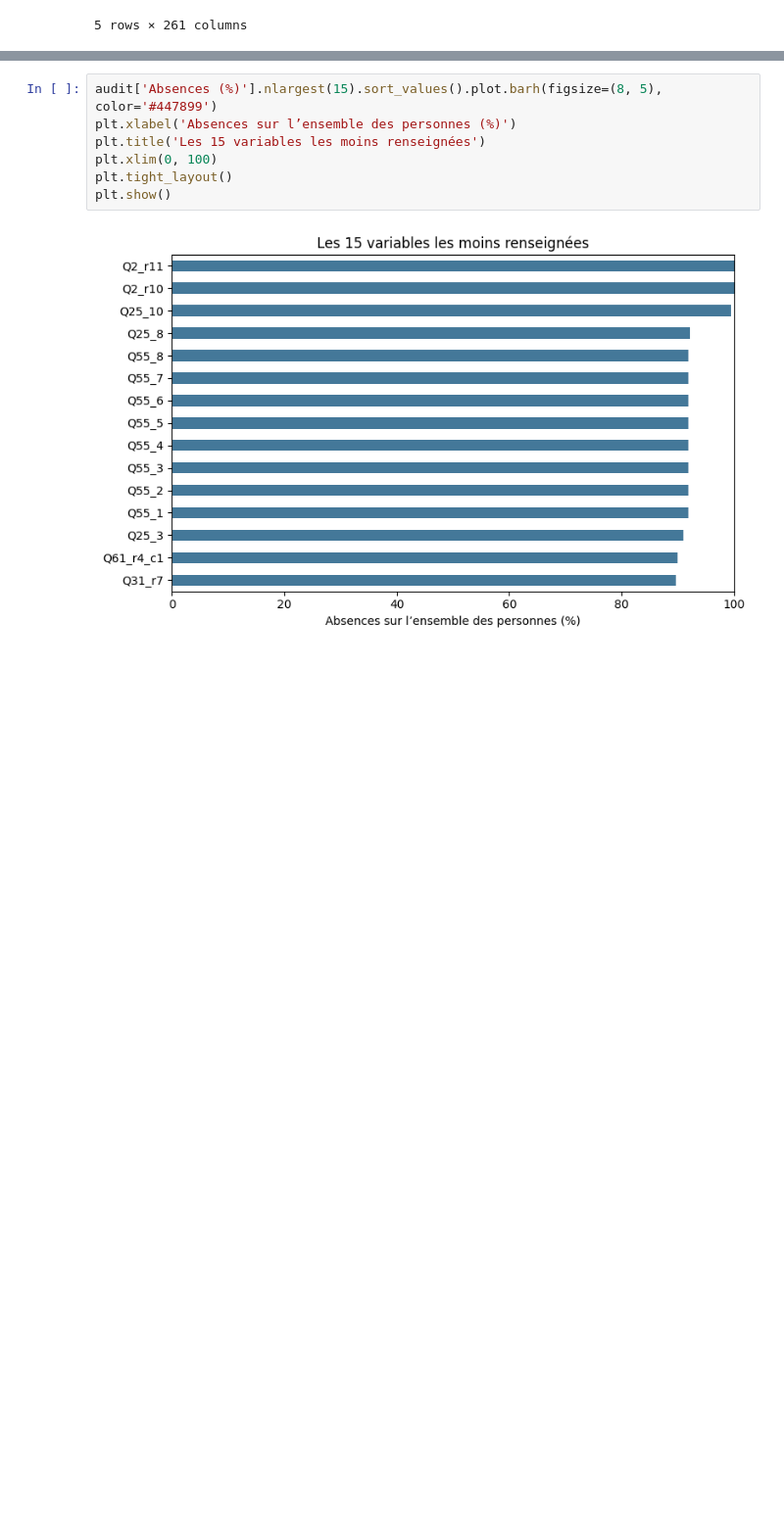
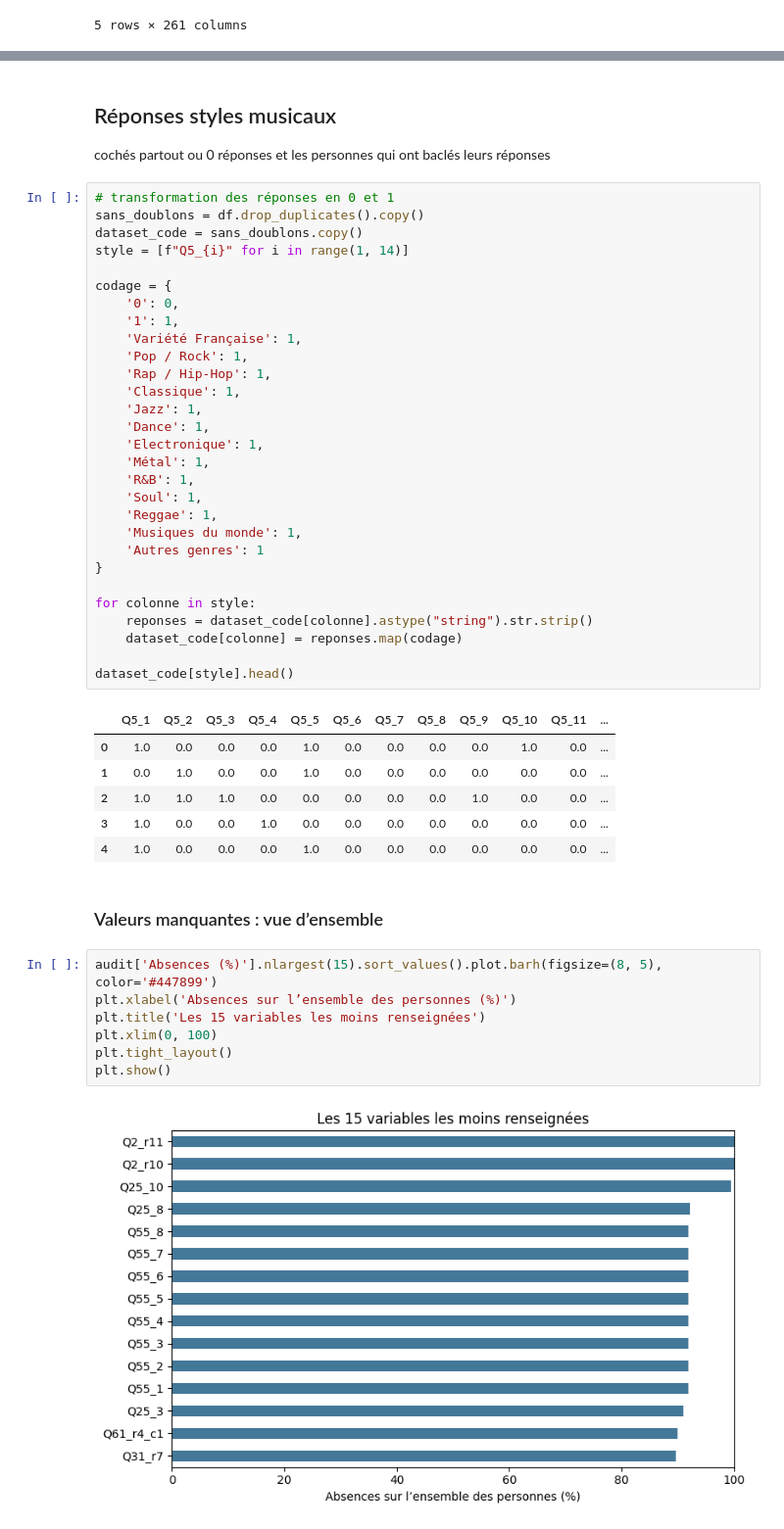
Before and after one commit to felipemarzin-oss/data-science-project, a Jupyter notebook: notebooks/exploration.ipynb, the cells around one changed output, grey strips where cells are left out. Shown at 98% size. Cells and saved outputs as stored; diff of their text form; blank space fills up the shorter version.

```diff
--- a/notebooks/exploration.ipynb
+++ b/notebooks/exploration.ipynb
@@ -85,3 +96,44 @@ Sans identifiant individuel, une ligne identique ne prouve pas un doublon à sup
+# %% [markdown]
+## Réponses styles musicaux
+cochés partout ou 0 réponses et les personnes qui ont baclés leurs réponses
+# %%
+# transformation des réponses en 0 et 1
+sans_doublons = df.drop_duplicates().copy()
+dataset_code = sans_doublons.copy()
+style = [f"Q5_{i}" for i in range(1, 14)]
+
+codage = {
+    '0': 0,
+    '1': 1,
+    'Variété Française': 1,
+    'Pop / Rock': 1,
+    'Rap / Hip-Hop': 1,
+    'Classique': 1,
+    'Jazz': 1,
+    'Dance': 1,
+    'Electronique': 1,
+    'Métal': 1,
+    'R&B': 1,
+    'Soul': 1,
+    'Reggae': 1,
+    'Musiques du monde': 1,
+    'Autres genres': 1
+}
+
+for colonne in style:
+    reponses = dataset_code[colonne].astype("string").str.strip()
+    dataset_code[colonne] = reponses.map(codage)
+
+dataset_code[style].head()
+# %% [output]
+|  | Q5_1 | Q5_2 | Q5_3 | Q5_4 | Q5_5 | Q5_6 | Q5_7 | Q5_8 | Q5_9 | Q5_10 | Q5_11 | ... |
+| 0 | 1.0 | 0.0 | 0.0 | 0.0 | 1.0 | 0.0 | 0.0 | 0.0 | 0.0 | 1.0 | 0.0 | ... |
+| 1 | 0.0 | 1.0 | 0.0 | 0.0 | 1.0 | 0.0 | 0.0 | 0.0 | 0.0 | 0.0 | 0.0 | ... |
+| 2 | 1.0 | 1.0 | 1.0 | 0.0 | 0.0 | 0.0 | 0.0 | 0.0 | 1.0 | 0.0 | 0.0 | ... |
+| 3 | 1.0 | 0.0 | 0.0 | 1.0 | 0.0 | 0.0 | 0.0 | 0.0 | 0.0 | 0.0 | 0.0 | ... |
+| 4 | 1.0 | 0.0 | 0.0 | 0.0 | 1.0 | 0.0 | 0.0 | 0.0 | 0.0 | 0.0 | 0.0 | ... |
+# %% [markdown]
+### Valeurs manquantes : vue d’ensemble
 # %%
 audit['Absences (%)'].nlargest(15).sort_values().plot.barh(figsize=(8, 5), color='#447899')
 plt.xlabel('Absences sur l’ensemble des personnes (%)')
```
Also changed, not shown: parts of 18 cells of this notebook.
